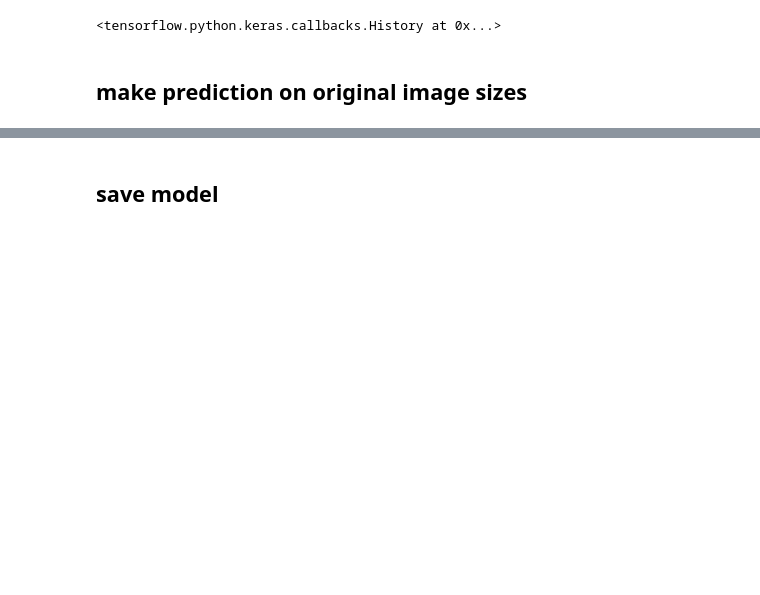
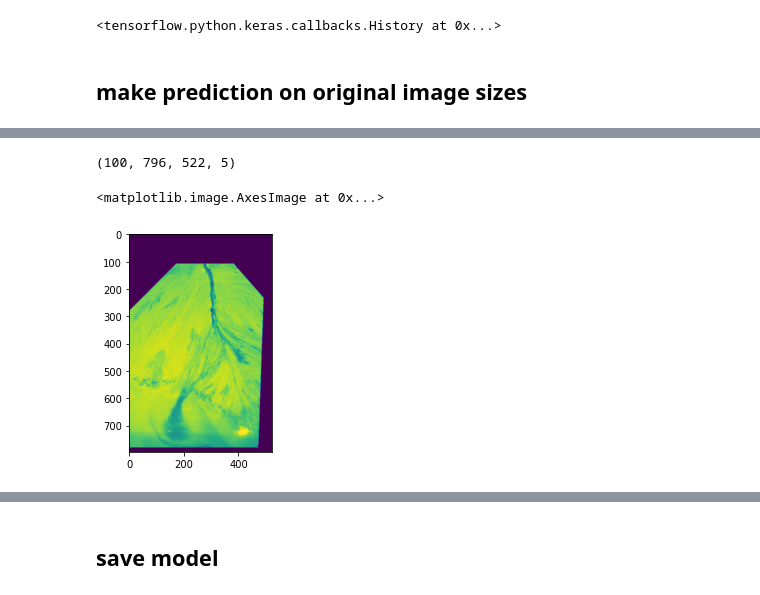
Before and after one commit to badGarnet/channel_image_segmentation, a Jupyter notebook: notes/small_unet.ipynb, the cells around one changed output, grey strips where cells are left out. Drawn from its saved outputs; the diff is of its cells as text; code cells hidden in the pictures; blank space fills up the shorter version.

```diff
--- a/notes/small_unet.ipynb
+++ b/notes/small_unet.ipynb
@@ -157,0 +182,11 @@ d19 = h5py.File(data_path / 'TDB_19_4D.mat')
+# %%
+data = np.load(data_path / 'tbd_17_part_0.npy')
+# %%
+data.shape
+# %% [output]
+(100, 796, 522, 5)
+# %%
+plt.imshow(data[0, :, :, 1])
+# %% [output]
+<matplotlib.image.AxesImage at 0x...>
+[figure, added]
```
Also changed, not shown: parts of 29 cells of this notebook, 2 other files.
